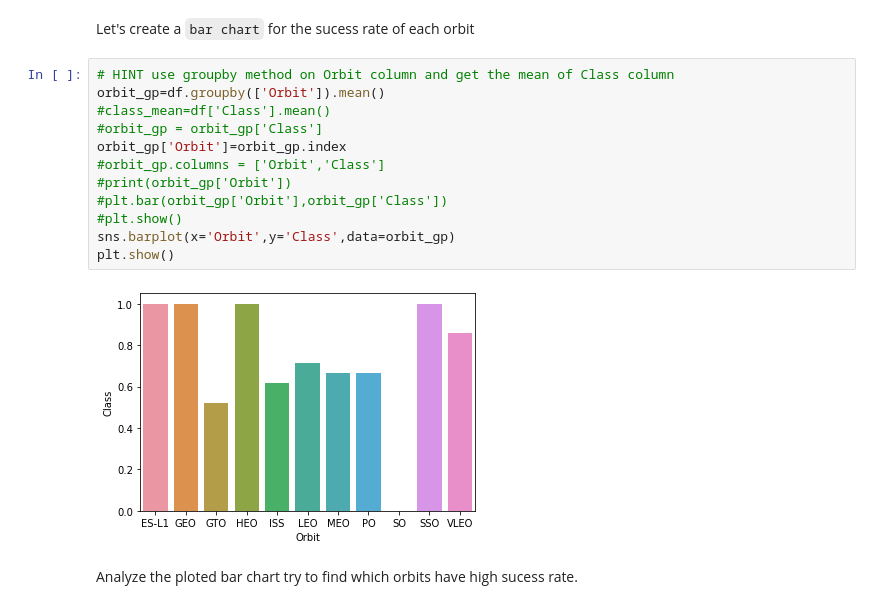
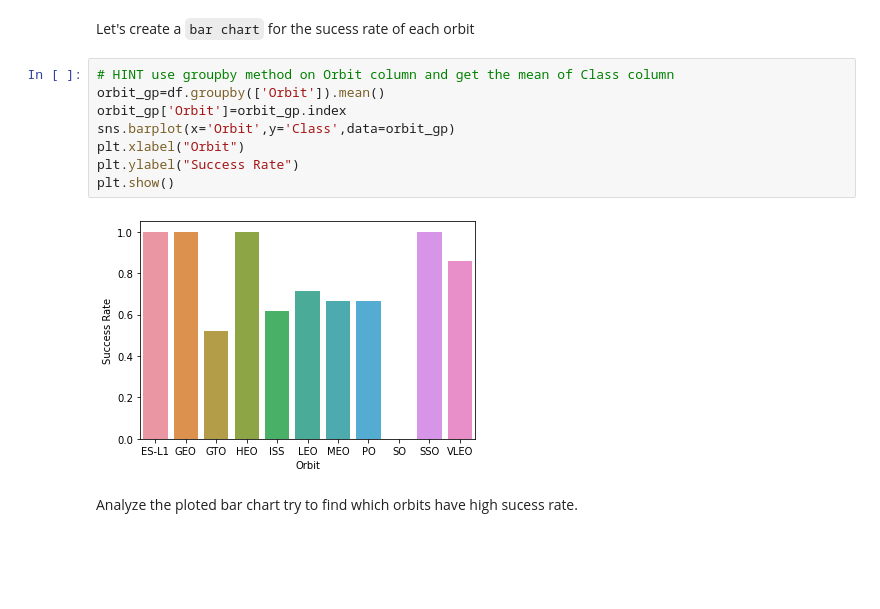
Before and after one commit to jdaniel28/MLProject, a Jupyter notebook: EDA with Data Visualization.ipynb, the cells around one changed output. Drawn from its saved outputs; the diff is of its cells as text; blank space fills up the shorter version.

```diff
--- a/EDA with Data Visualization.ipynb
+++ b/EDA with Data Visualization.ipynb
@@ -113,17 +115,13 @@ Let's create a `bar chart` for the sucess rate of each orbit
 # %%
 # HINT use groupby method on Orbit column and get the mean of Class column
 orbit_gp=df.groupby(['Orbit']).mean()
-#class_mean=df['Class'].mean()
-#orbit_gp = orbit_gp['Class']
 orbit_gp['Orbit']=orbit_gp.index
-#orbit_gp.columns = ['Orbit','Class']
-#print(orbit_gp['Orbit'])
-#plt.bar(orbit_gp['Orbit'],orbit_gp['Class'])
-#plt.show()
 sns.barplot(x='Orbit',y='Class',data=orbit_gp)
+plt.xlabel("Orbit")
+plt.ylabel("Success Rate")
 plt.show()
 # %% [output]
-[figure, old version]
+[figure, new version]
 # %% [markdown]
 Analyze the ploted bar chart try to find which orbits have high sucess rate.
 # %% [markdown]
```
Also changed, not shown: parts of 6 cells of this notebook.
